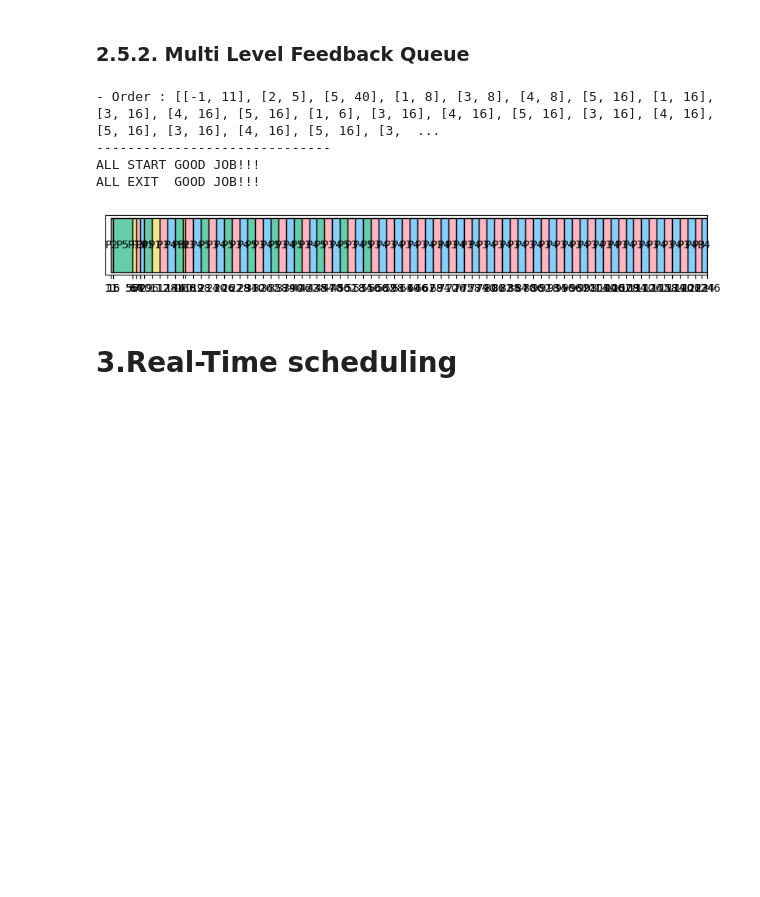
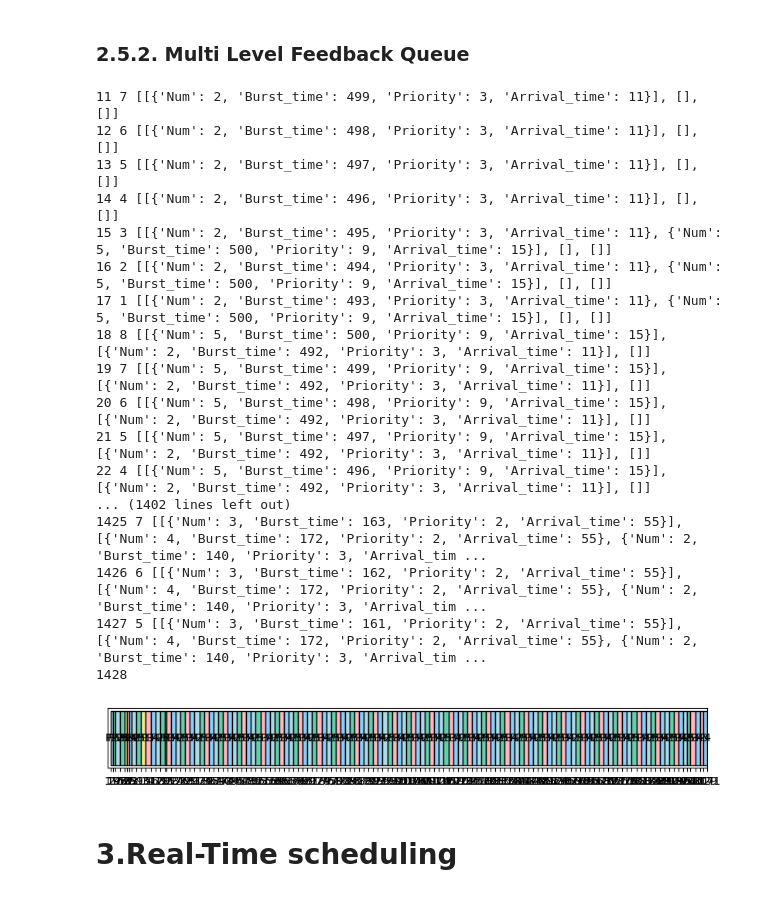
Before and after one commit to jiho264/2023os, a Jupyter notebook: homework01/homework01 copy.ipynb, the cells around one changed output. Cells and saved outputs as stored; diff of their text form; code cells hidden in the pictures; blank space fills up the shorter version.

```diff
--- a/homework01/homework01 copy.ipynb
+++ b/homework01/homework01 copy.ipynb
@@ -982,51 +982,73 @@ def Multi_level_feedback_queue(_list):
         else:
             ###########################
             ### 비진 않았는데, 1단계에 없는 경우
+
+            #####################################
+            ##################################### 아래에서 올라왔을때 그 프로세서의 실행시켜줄 시간 잘 나눠서 기억해야함.
+            ##################################### 현재 불완전함.
             # 2 > 1
             if(_levels[0]==[] and _levels[1] != []):
                 _how_many_add_this_jop = _LEVEL_2_QUANTUM_TIME_
                 _levels[0].append(_levels[1].pop(0))
             # 3 > 2 // 선입선출 : 자기 남은 실행시간 다 제공해줌
             elif (_levels[0] == [] and _levels[1] == []):
-                _how_many_add_this_jop = _levels[2][0]['Burst_time']
+                _carry_flag = False
+                # _how_many_add_this_jop = _levels[2][0]['Burst_time']
                 _levels[1].append(_levels[2].pop(0))
                 # 마찬가지로 2 > 1은 두 배 시간 줌
                 if (_levels[0] == [] and _levels[1] != []):
-                    _how_many_add_this_jop = _LEVEL_2_QUANTUM_TIME_
+                    _carry_flag = True
+                    if(_carry_flag == False):
+                        _how_many_add_this_jop = _LEVEL_2_QUANTUM_TIME_
+                    else:
+                        _how_many_add_this_jop = _levels[2][0]['Burst_time']
                     _levels[0].append(_levels[1].pop(0))
 
             ######## 1단계에 존재하는 경우
             # 만약 시간 내에 해결하지 못한다면
             if (_levels[0][0]['Burst_time'] > 0):
                 # 할당 시간 오더에 추가하고
                 _order.append([_levels[0][0]['Num'], 1])
                 # 일단 시간 줄이고 다음 큐에 대입
                 _levels[0][0]['Burst_time'] -= 1
                 _how_many_add_this_jop -= 1
             # 빈 프로세서 발견하면 다 치워버리고 카운터 초기화
             if (_levels[0][0]['Burst_time'] == 0):
                 _levels[0].pop(0)
                 _how_many_add_this_jop = _LEVEL_1_QUANTUM_TIME_
                 for i in range(3):
                     _levels[i] = clear(_levels[i])
             # 어찌 되었건 위의 if,else 다녀오면 중복생성됨. 원본 삭제
             elif (_how_many_add_this_jop == 0):
                 _how_many_add_this_jop = _LEVEL_1_QUANTUM_TIME_
                 if (_levels[0][0]['Burst_time'] != 0):
                     _levels[1].append(_levels[0].pop(0))
-            # print(_now_time, _how_many_add_this_jop, _levels)
+            print(_now_time, _how_many_add_this_jop, _levels)
 
     _order = order_zip(_order)
     draw(_order, True)
 
 _list = copy.deepcopy(_DATA_)
 Multi_level_feedback_queue(_list)
 # %% [output]
-- Order : [[-1, 11], [2, 5], [5, 40], [1, 8], [3, 8], [4, 8], [5, 16], [1, 16], [3, 16], [4, 16], [5, 16], [1, 6], [3, 16], [4, 16], [5, 16], [3, 16], [4, 16], [5, 16], [3, 16], [4, 16], [5, 16], [3,  ...
-------------------------------
-ALL START GOOD JOB!!!
-ALL EXIT  GOOD JOB!!!
+11 7 [[{'Num': 2, 'Burst_time': 499, 'Priority': 3, 'Arrival_time': 11}], [], []]
+12 6 [[{'Num': 2, 'Burst_time': 498, 'Priority': 3, 'Arrival_time': 11}], [], []]
+13 5 [[{'Num': 2, 'Burst_time': 497, 'Priority': 3, 'Arrival_time': 11}], [], []]
+14 4 [[{'Num': 2, 'Burst_time': 496, 'Priority': 3, 'Arrival_time': 11}], [], []]
+15 3 [[{'Num': 2, 'Burst_time': 495, 'Priority': 3, 'Arrival_time': 11}, {'Num': 5, 'Burst_time': 500, 'Priority': 9, 'Arrival_time': 15}], [], []]
+16 2 [[{'Num': 2, 'Burst_time': 494, 'Priority': 3, 'Arrival_time': 11}, {'Num': 5, 'Burst_time': 500, 'Priority': 9, 'Arrival_time': 15}], [], []]
+17 1 [[{'Num': 2, 'Burst_time': 493, 'Priority': 3, 'Arrival_time': 11}, {'Num': 5, 'Burst_time': 500, 'Priority': 9, 'Arrival_time': 15}], [], []]
+18 8 [[{'Num': 5, 'Burst_time': 500, 'Priority': 9, 'Arrival_time': 15}], [{'Num': 2, 'Burst_time': 492, 'Priority': 3, 'Arrival_time': 11}], []]
+19 7 [[{'Num': 5, 'Burst_time': 499, 'Priority': 9, 'Arrival_time': 15}], [{'Num': 2, 'Burst_time': 492, 'Priority': 3, 'Arrival_time': 11}], []]
+20 6 [[{'Num': 5, 'Burst_time': 498, 'Priority': 9, 'Arrival_time': 15}], [{'Num': 2, 'Burst_time': 492, 'Priority': 3, 'Arrival_time': 11}], []]
+21 5 [[{'Num': 5, 'Burst_time': 497, 'Priority': 9, 'Arrival_time': 15}], [{'Num': 2, 'Burst_time': 492, 'Priority': 3, 'Arrival_time': 11}], []]
+22 4 [[{'Num': 5, 'Burst_time': 496, 'Priority': 9, 'Arrival_time': 15}], [{'Num': 2, 'Burst_time': 492, 'Priority': 3, 'Arrival_time': 11}], []]
+... (1402 lines left out)
+1425 7 [[{'Num': 3, 'Burst_time': 163, 'Priority': 2, 'Arrival_time': 55}], [{'Num': 4, 'Burst_time': 172, 'Priority': 2, 'Arrival_time': 55}, {'Num': 2, 'Burst_time': 140, 'Priority': 3, 'Arrival_tim ...
+1426 6 [[{'Num': 3, 'Burst_time': 162, 'Priority': 2, 'Arrival_time': 55}], [{'Num': 4, 'Burst_time': 172, 'Priority': 2, 'Arrival_time': 55}, {'Num': 2, 'Burst_time': 140, 'Priority': 3, 'Arrival_tim ...
+1427 5 [[{'Num': 3, 'Burst_time': 161, 'Priority': 2, 'Arrival_time': 55}], [{'Num': 4, 'Burst_time': 172, 'Priority': 2, 'Arrival_time': 55}, {'Num': 2, 'Burst_time': 140, 'Priority': 3, 'Arrival_tim ...
+1428
-[figure, old version]
+[figure, new version]
 # %% [markdown]
 # 3.Real-Time scheduling
 # %% [markdown]
```
Also changed, not shown: parts of 9 cells of this notebook, 1 other file.
